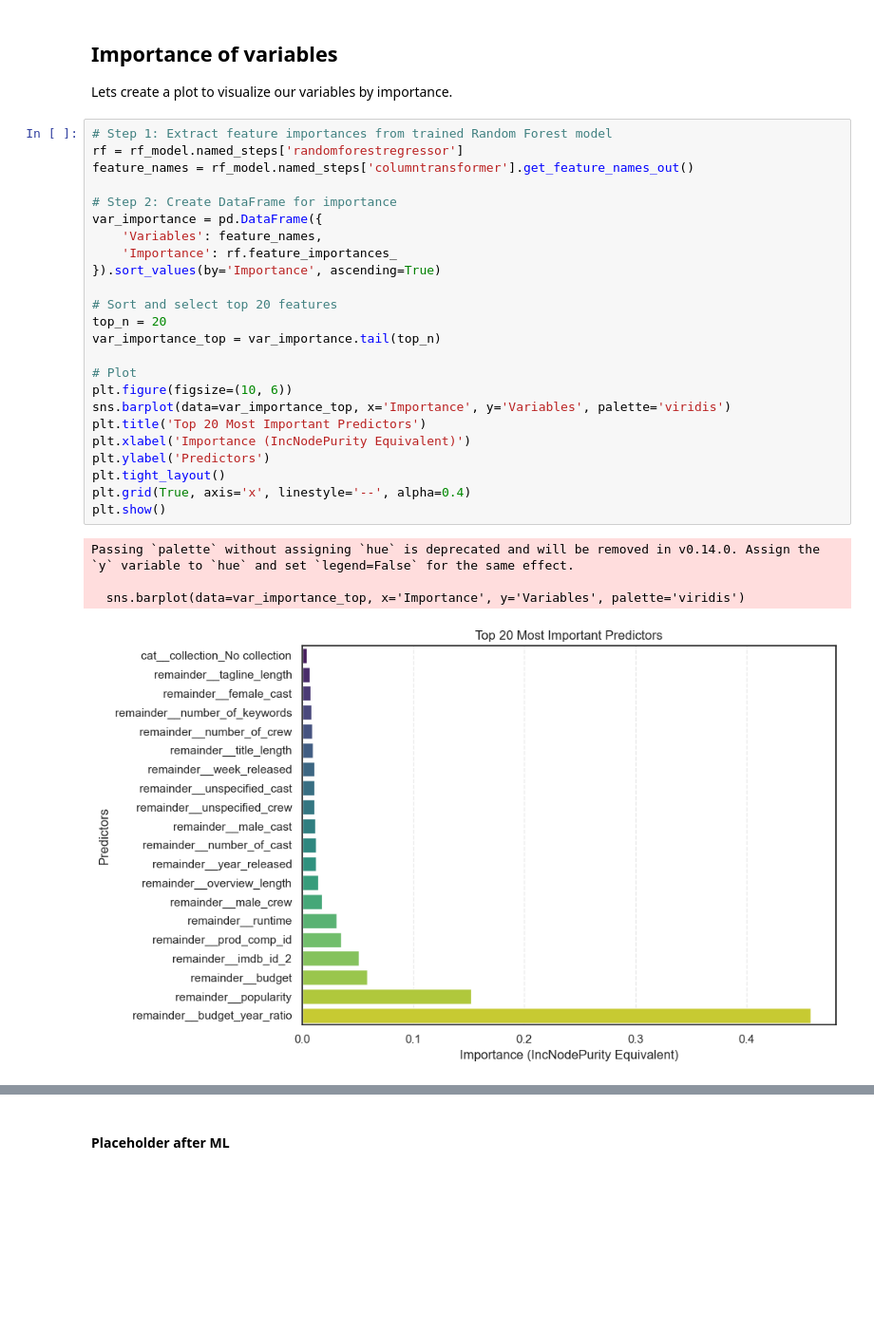
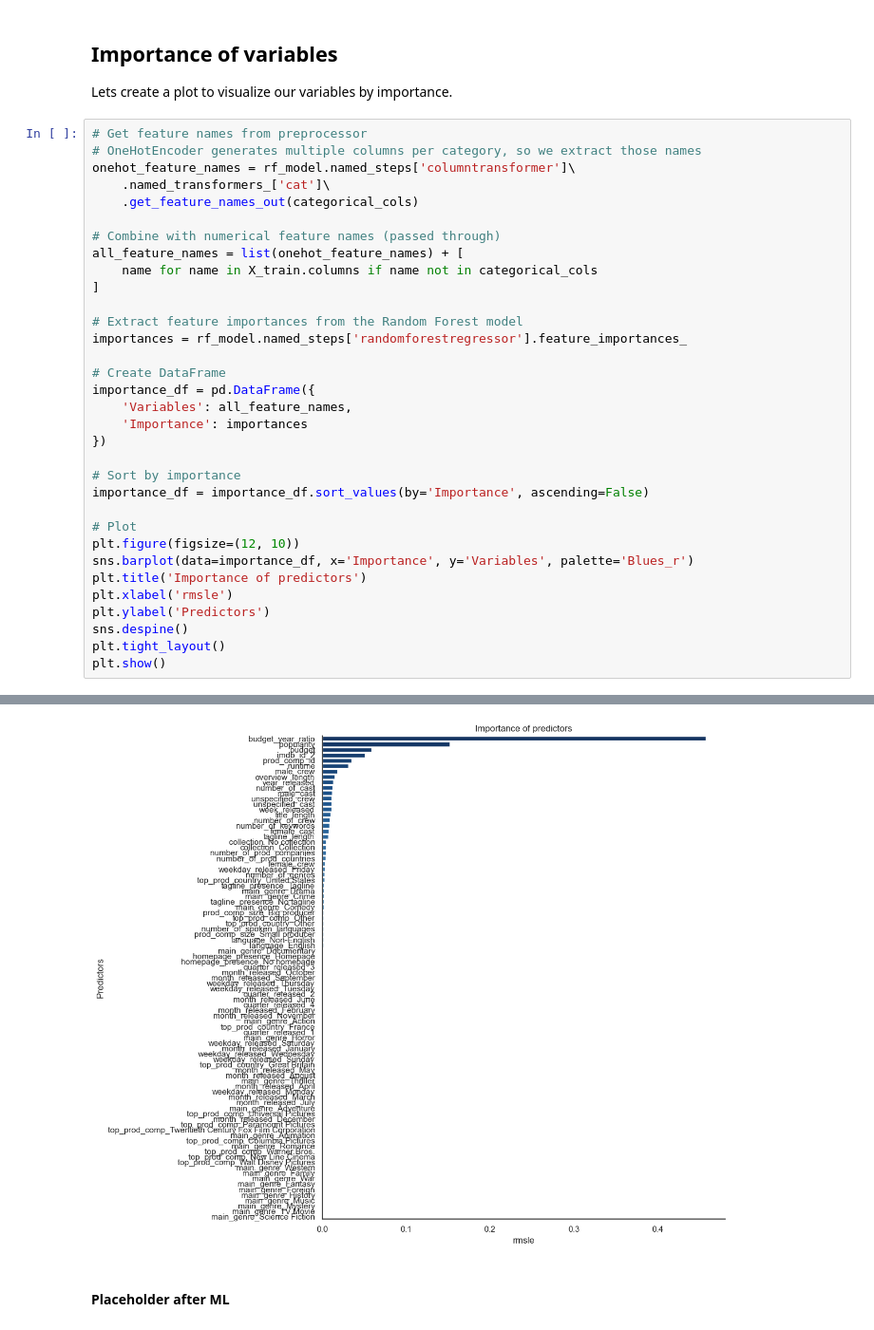
Before and after one commit to ES-Abdellatif/box-office-predictions, a Jupyter notebook: BoxOffice_Predictions_PyDraft.ipynb, the cells around one changed output, grey strips where cells are left out. Shown at 95% size. Cells and saved outputs as stored; diff of their text form; blank space fills up the shorter version.

Commit message:
Adjusting the variable importance feature generation

```diff
--- a/BoxOffice_Predictions_PyDraft.ipynb
+++ b/BoxOffice_Predictions_PyDraft.ipynb
@@ -1711,32 +1711,37 @@ Pipeline(steps=[('columntransformer',
 ## Importance of variables
 
 Lets create a plot to visualize our variables by importance.
-# %%
-# Step 1: Extract feature importances from trained Random Forest model
-rf = rf_model.named_steps['randomforestregressor']
-feature_names = rf_model.named_steps['columntransformer'].get_feature_names_out()
-
-# Step 2: Create DataFrame for importance
-var_importance = pd.DataFrame({
-    'Variables': feature_names,
-    'Importance': rf.feature_importances_
-}).sort_values(by='Importance', ascending=True)
-
-# Sort and select top 20 features
-top_n = 20
-var_importance_top = var_importance.tail(top_n)
-
-# Plot
-plt.figure(figsize=(10, 6))
-sns.barplot(data=var_importance_top, x='Importance', y='Variables', palette='viridis')
-plt.title('Top 20 Most Important Predictors')
-plt.xlabel('Importance (IncNodePurity Equivalent)')
-plt.ylabel('Predictors')
-plt.tight_layout()
-plt.grid(True, axis='x', linestyle='--', alpha=0.4)
-plt.show()
-# %% [output]
-Passing `palette` without assigning `hue` is deprecated and will be removed in v0.14.0. Assign the `y` variable to `hue` and set `legend=False` for the same effect.
-
-  sns.barplot(data=var_importance_top, x='Importance', y='Variables', palette='viridis')
-[figure, removed]
+# %%
+# Get feature names from preprocessor
+# OneHotEncoder generates multiple columns per category, so we extract those names
+onehot_feature_names = rf_model.named_steps['columntransformer']\
+    .named_transformers_['cat']\
+    .get_feature_names_out(categorical_cols)
+
+# Combine with numerical feature names (passed through)
+all_feature_names = list(onehot_feature_names) + [
+    name for name in X_train.columns if name not in categorical_cols
+]
+
+# Extract feature importances from the Random Forest model
+importances = rf_model.named_steps['randomforestregressor'].feature_importances_
+
+# Create DataFrame
+importance_df = pd.DataFrame({
+    'Variables': all_feature_names,
+    'Importance': importances
+})
+
+# Sort by importance
+importance_df = importance_df.sort_values(by='Importance', ascending=False)
+
+# Plot
+plt.figure(figsize=(12, 10))
+sns.barplot(data=importance_df, x='Importance', y='Variables', palette='Blues_r')
+plt.title('Importance of predictors')
+plt.xlabel('rmsle')
+plt.ylabel('Predictors')
+sns.despine()
+plt.tight_layout()
+plt.show()
+# %% [output]
@@ -1743,2 +1751,3 @@ Passing `palette` without assigning `hue` is deprecated and will be removed in v
+[figure, added]
 # %% [markdown]
 #### Placeholder after ML
```
Also changed, not shown: parts of 1 cell of this notebook.
